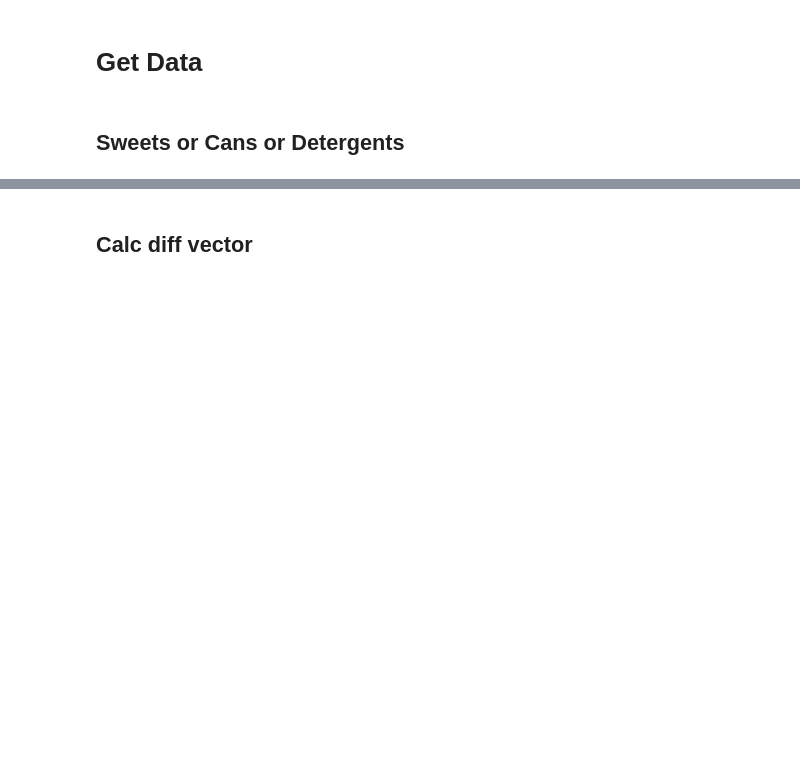
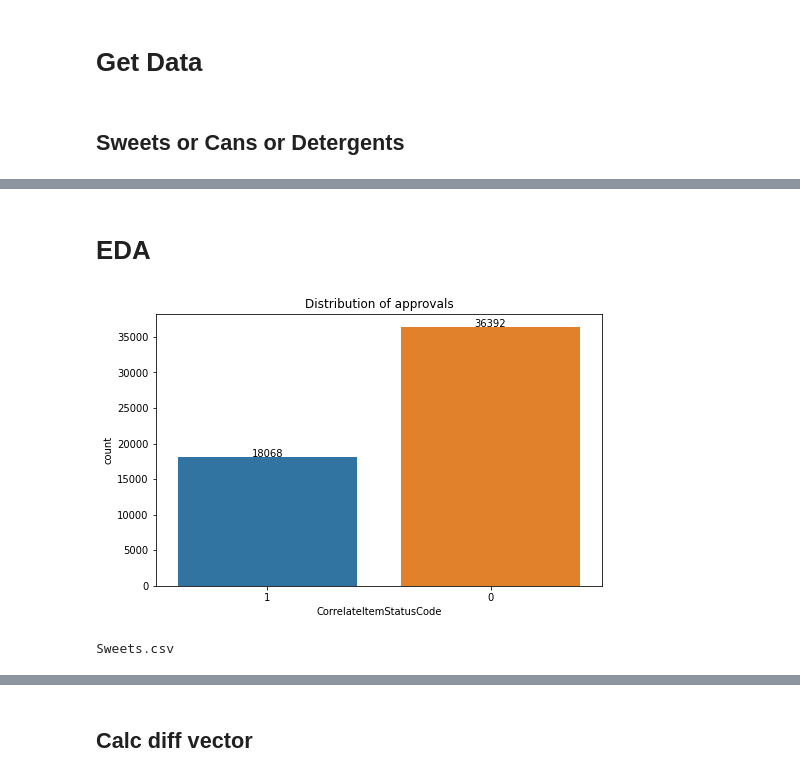
Before and after one commit to DanielKorenDataScience/ClassificationProject, a Jupyter notebook: Classification_Shufersal_Presentation.ipynb, the cells around one changed output, grey strips where cells are left out. Cells and saved outputs as stored; diff of their text form; code cells hidden in the pictures; blank space fills up the shorter version.

```diff
--- a/Classification_Shufersal_Presentation.ipynb
+++ b/Classification_Shufersal_Presentation.ipynb
@@ -34,12 +34,15 @@ SWEETS = True
 CANS = False
 DETERGENTS = False
 # %%
-def get_data(fname):
+def get_data(fname, partial=True):
   data_url = 'https://raw.githubusercontent.com/DanielKorenDataScience/ClassificationProject/main/' + fname
   p(fname)
 
-  # Eliminating unwanted columns - mostly descriptive columns
-  df = pd.read_csv(data_url, usecols=[i for i in range(82) if not i in[0,8,10,12,14,16,18,20,24,26,27,48,50,52,54,56,58,62,64,65]])
+  if partial:
+    # Eliminating unwanted columns - mostly descriptive columns
+    df = pd.read_csv(data_url, usecols=[i for i in range(82) if not i in[0,8,10,12,14,16,18,20,24,26,27,48,50,52,54,56,58,62,64,65]])
+  else:
+    df = pd.read_csv(data_url)
   return df
 # %% [markdown]
 ## Sweets or Cans or Detergents
@@ -55,3 +58,5 @@ df.head(1)
 Sweets.csv
 |  | HouseHoldID | LocationCityName | QuarterNumber | MonthNumber | WeekNumber | DayNumberInWeek | PeriodHoliday | ... |
 | 0 | 1 | ראשון לציון | 202101 | 202102 | 202108 | 1 | NotHoliday | ... |
+# %% [markdown]
+# EDA
@@ -57,0 +70,22 @@ Sweets.csv
+# %%
+plt.figure(figsize=(8,5))
+#ax=sns.histplot(df.CorrelateItemStatusCode.astype('int'), kde=False)
+ax=sns.countplot(x=df.CorrelateItemStatusCode)
+ax.set(title='Distribution of approvals')
+# label each bar in histogram
+for pa in ax.patches:
+    height = pa.get_height() # get the height of each bar
+    # adding text to each bar
+    ax.text(x = pa.get_x()+(pa.get_width()/2), # x-coordinate position of data label, padded to be in the middle of the bar
+    y = height+0.2, # y-coordinate position of data label, padded 0.2 above bar
+    s = '{:.0f}'.format(height), # data label, formatted to ignore decimals
+    ha = 'center') # sets horizontal alignment (ha) to center
+plt.xticks(df.CorrelateItemStatusCode.astype('int').unique())
+plt.show()
+# %% [output]
+[figure, added]
+# %%
+df_cp = df.copy()
+df_origin = get_data('Sweets.csv', partial=False)
+# %% [output]
+Sweets.csv
```
Also changed, not shown: parts of 11 cells of this notebook.
